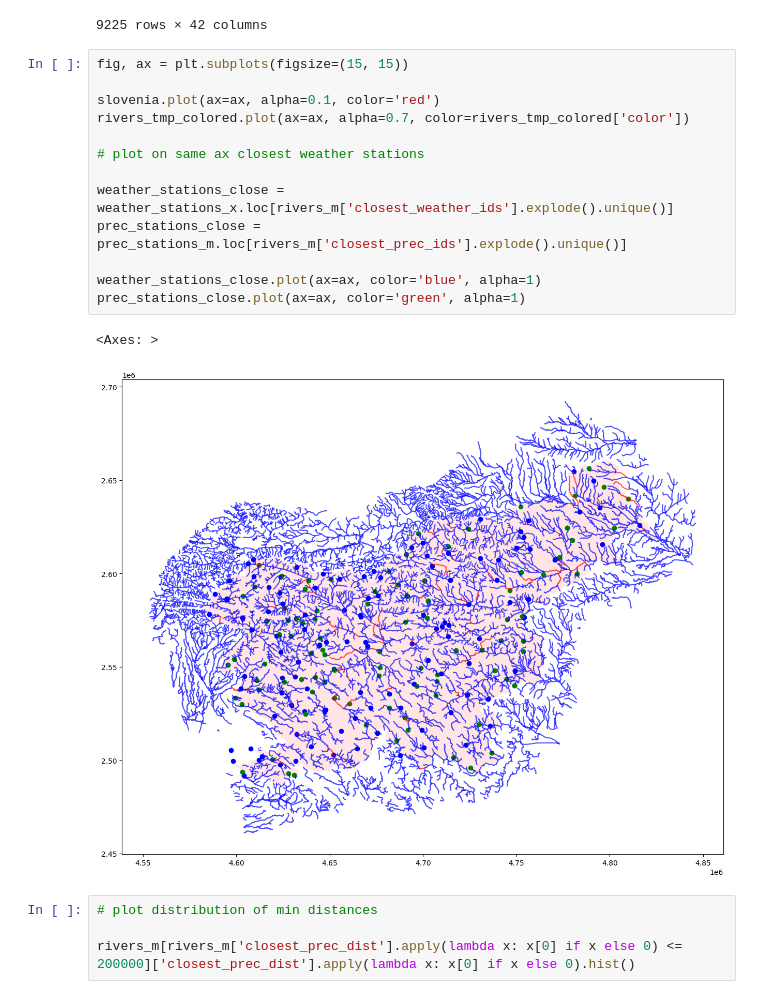
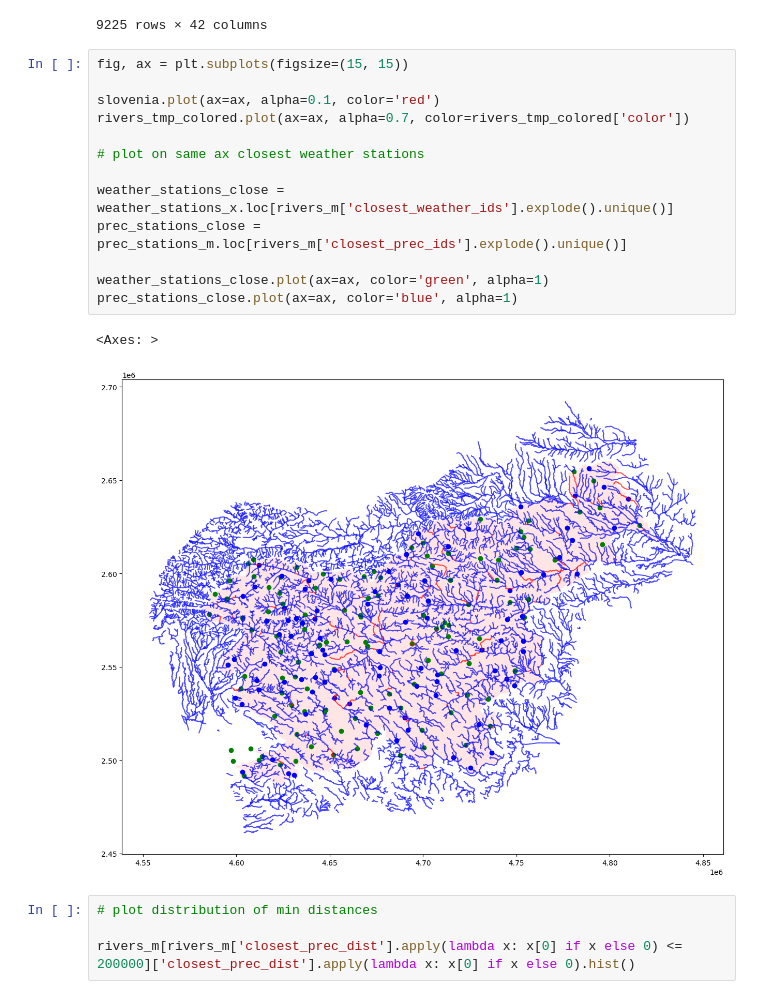
Before and after one commit to LongarMD/ijs-reke, a Jupyter notebook: data.ipynb, the cells around one changed output. Cells and saved outputs as stored; diff of their text form.

```diff
--- a/data.ipynb
+++ b/data.ipynb
@@ -337,19 +337,19 @@ rivers_tmp_colored
 # %%
 fig, ax = plt.subplots(figsize=(15, 15))
 
 slovenia.plot(ax=ax, alpha=0.1, color='red')
 rivers_tmp_colored.plot(ax=ax, alpha=0.7, color=rivers_tmp_colored['color'])
 
 # plot on same ax closest weather stations
 
 weather_stations_close = weather_stations_x.loc[rivers_m['closest_weather_ids'].explode().unique()]
 prec_stations_close = prec_stations_m.loc[rivers_m['closest_prec_ids'].explode().unique()]
 
-weather_stations_close.plot(ax=ax, color='blue', alpha=1)
-prec_stations_close.plot(ax=ax, color='green', alpha=1)
+weather_stations_close.plot(ax=ax, color='green', alpha=1)
+prec_stations_close.plot(ax=ax, color='blue', alpha=1)
 # %% [output]
 <Axes: >
-[figure, old version]
+[figure, new version]
 # %%
 # plot distribution of min distances
 
```
